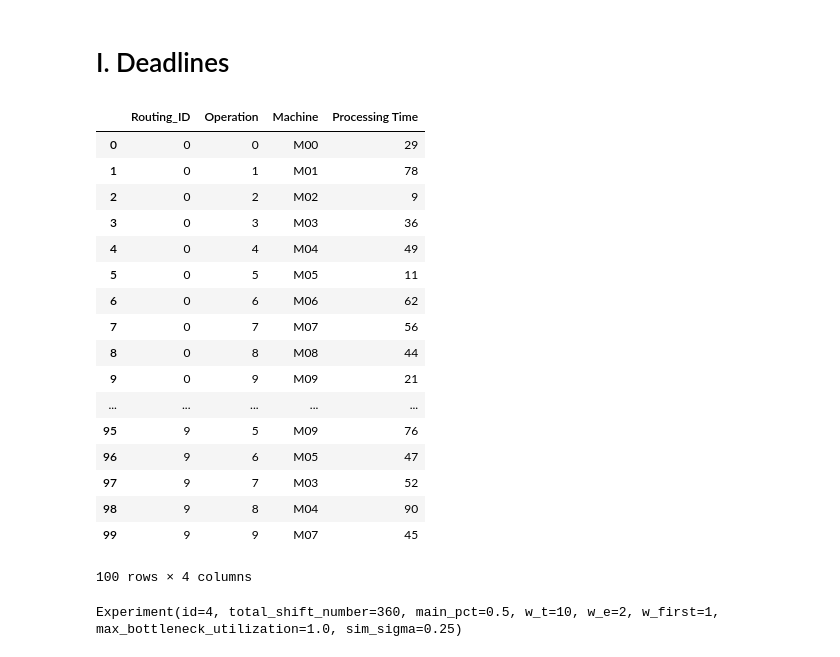
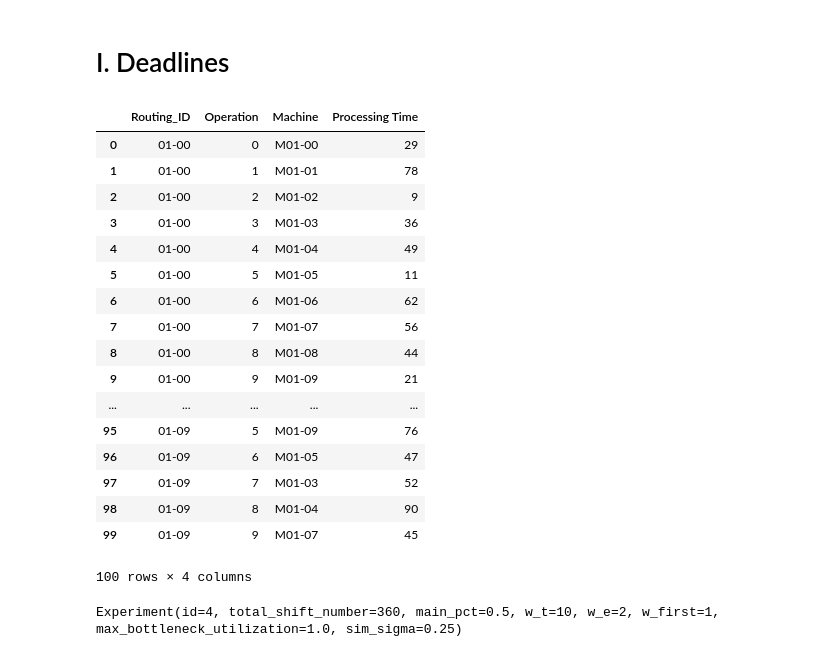
Before and after one commit to konrad-adamski/HTWD_Minimalinvasives_Job-Shop_Scheduling, a Jupyter notebook: notebooks/00_Data Preparation and Preprocessing/02_Deadlines_& Transitions_by_FCFS_Simulation.ipynb, the cells around one changed output. Cells and saved outputs as stored; diff of their text form; code cells hidden in the pictures.

```diff
--- a/notebooks/00_Data Preparation and Preprocessing/02_Deadlines_& Transitions_by_FCFS_Simulation.ipynb
+++ b/notebooks/00_Data Preparation and Preprocessing/02_Deadlines_& Transitions_by_FCFS_Simulation.ipynb
@@ -23,26 +23,28 @@ pd.set_option('display.max_rows', 25)
 # I. Deadlines
 # %%
 routings = RoutingQuery.get_by_source_name(source_name="Fisher and Thompson 10x10")
-RoutingCollection(routings).to_dataframe()
-# %% [output]
-|  | Routing_ID | Operation | Machine | Processing Time |
-| 0 | 0 | 0 | M00 | 29 |
-| 1 | 0 | 1 | M01 | 78 |
-| 2 | 0 | 2 | M02 | 9 |
-| 3 | 0 | 3 | M03 | 36 |
-| 4 | 0 | 4 | M04 | 49 |
-| 5 | 0 | 5 | M05 | 11 |
-| 6 | 0 | 6 | M06 | 62 |
-| 7 | 0 | 7 | M07 | 56 |
-| 8 | 0 | 8 | M08 | 44 |
-| 9 | 0 | 9 | M09 | 21 |
-| ... | ... | ... | ... | ... |
-| 95 | 9 | 5 | M09 | 76 |
-| 96 | 9 | 6 | M05 | 47 |
-| 97 | 9 | 7 | M03 | 52 |
-| 98 | 9 | 8 | M04 | 90 |
-| 99 | 9 | 9 | M07 | 45 |
-100 rows × 4 columns
+# %%
+df_routing_operations = RoutingCollection(routings).to_dataframe()
+df_routing_operations
+# %% [output]
+|  | Routing_ID | Operation | Machine | Processing Time |
+| 0 | 01-00 | 0 | M01-00 | 29 |
+| 1 | 01-00 | 1 | M01-01 | 78 |
+| 2 | 01-00 | 2 | M01-02 | 9 |
+| 3 | 01-00 | 3 | M01-03 | 36 |
+| 4 | 01-00 | 4 | M01-04 | 49 |
+| 5 | 01-00 | 5 | M01-05 | 11 |
+| 6 | 01-00 | 6 | M01-06 | 62 |
+| 7 | 01-00 | 7 | M01-07 | 56 |
+| 8 | 01-00 | 8 | M01-08 | 44 |
+| 9 | 01-00 | 9 | M01-09 | 21 |
+| ... | ... | ... | ... | ... |
+| 95 | 01-09 | 5 | M01-09 | 76 |
+| 96 | 01-09 | 6 | M01-05 | 47 |
+| 97 | 01-09 | 7 | M01-03 | 52 |
+| 98 | 01-09 | 8 | M01-04 | 90 |
+| 99 | 01-09 | 9 | M01-07 | 45 |
+100 rows × 4 columns
 # %%
 experiment = ExperimentInitializer.add_experiment(total_shift_number=360, max_bottleneck_utilization=1.0)
 experiment_id = experiment.id
```
Also changed, not shown: parts of 3 cells of this notebook, 5 other files.
